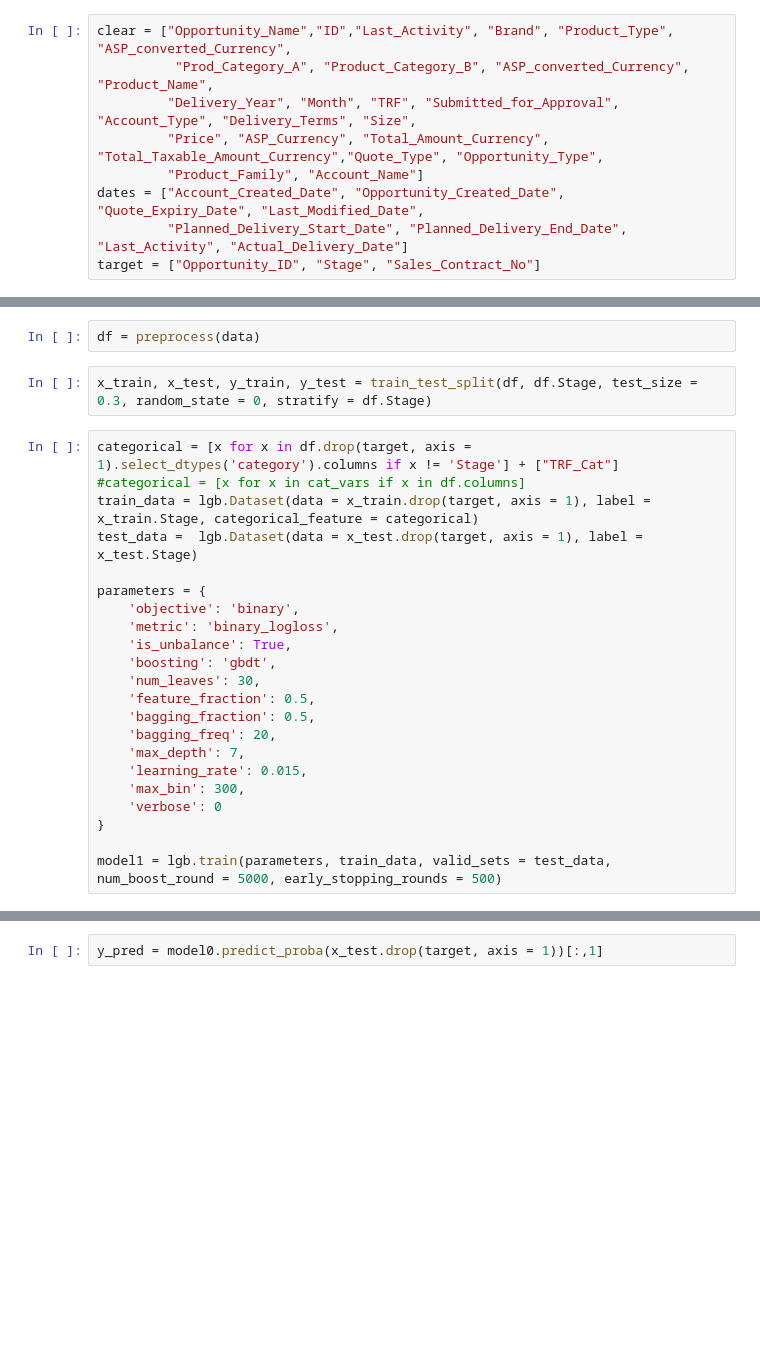
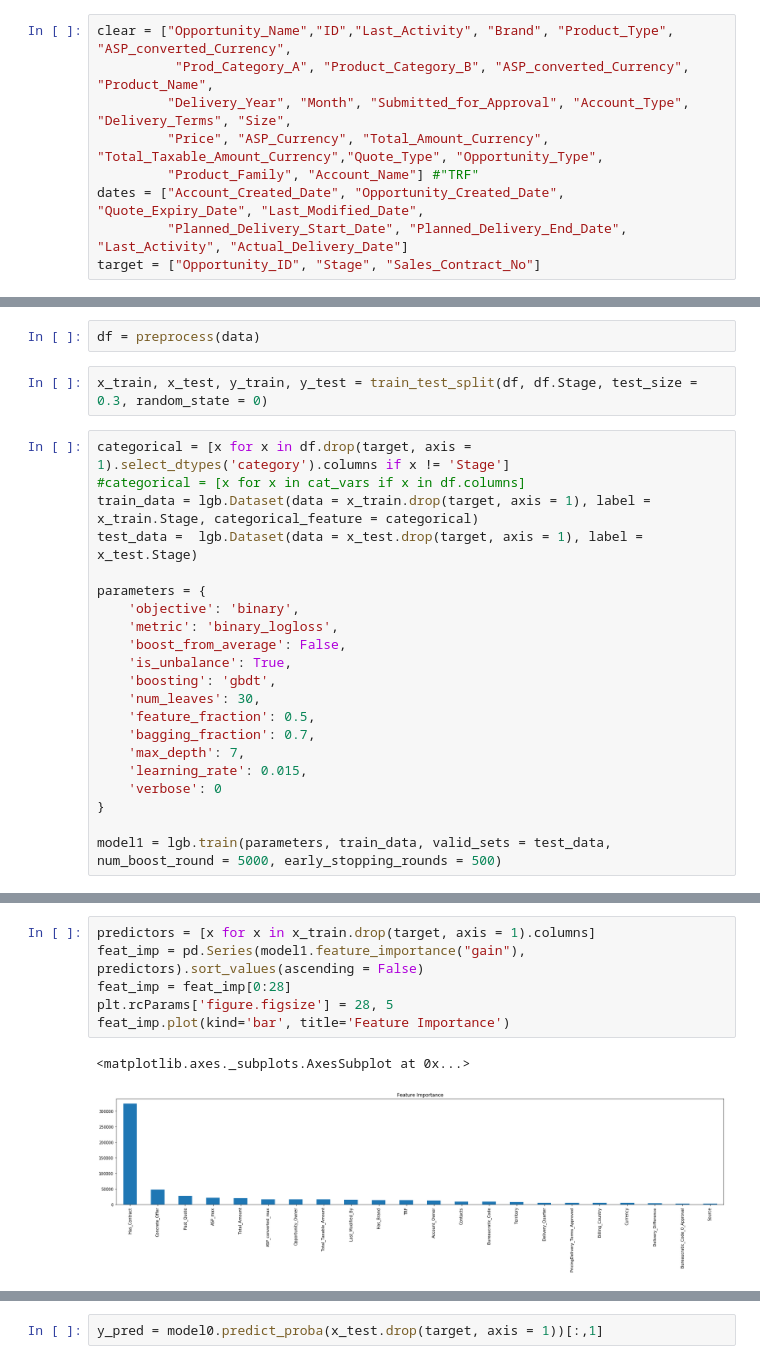
Before and after one commit to eugenusb/Alix2020, a Jupyter notebook: lgbmeuge.ipynb, the cells around one changed output, grey strips where cells are left out. Saved outputs shown, nothing was run; the diff lists cells and outputs as text; blank space fills up the shorter version.

```diff
--- a/lgbmeuge.ipynb
+++ b/lgbmeuge.ipynb
@@ -22,9 +22,9 @@ pd.set_option('display.width', 1000)
 # %%
 clear = ["Opportunity_Name","ID","Last_Activity", "Brand", "Product_Type", "ASP_converted_Currency",
           "Prod_Category_A", "Product_Category_B", "ASP_converted_Currency", "Product_Name",
-         "Delivery_Year", "Month", "TRF", "Submitted_for_Approval", "Account_Type", "Delivery_Terms", "Size",
+         "Delivery_Year", "Month", "Submitted_for_Approval", "Account_Type", "Delivery_Terms", "Size",
          "Price", "ASP_Currency", "Total_Amount_Currency", "Total_Taxable_Amount_Currency","Quote_Type", "Opportunity_Type",
-         "Product_Family", "Account_Name"]
+         "Product_Family", "Account_Name"] #"TRF"
 dates = ["Account_Created_Date", "Opportunity_Created_Date", "Quote_Expiry_Date", "Last_Modified_Date",
          "Planned_Delivery_Start_Date", "Planned_Delivery_End_Date", "Last_Activity", "Actual_Delivery_Date"]
 target = ["Opportunity_ID", "Stage", "Sales_Contract_No"]
@@ -88,9 +107,9 @@ def preprocess(data, ada = False):
 # %%
 df = preprocess(data)
 # %%
-x_train, x_test, y_train, y_test = train_test_split(df, df.Stage, test_size = 0.3, random_state = 0, stratify = df.Stage)
+x_train, x_test, y_train, y_test = train_test_split(df, df.Stage, test_size = 0.3, random_state = 0)
 # %%
-categorical = [x for x in df.drop(target, axis = 1).select_dtypes('category').columns if x != 'Stage'] + ["TRF_Cat"]
+categorical = [x for x in df.drop(target, axis = 1).select_dtypes('category').columns if x != 'Stage']
 #categorical = [x for x in cat_vars if x in df.columns]
 train_data = lgb.Dataset(data = x_train.drop(target, axis = 1), label = x_train.Stage, categorical_feature = categorical)
 test_data =  lgb.Dataset(data = x_test.drop(target, axis = 1), label = x_test.Stage)
@@ -98,15 +117,14 @@ test_data =  lgb.Dataset(data = x_test.drop(target, axis = 1), label = x_test.St
 parameters = {
     'objective': 'binary',
     'metric': 'binary_logloss',
+    'boost_from_average': False,
     'is_unbalance': True,
     'boosting': 'gbdt',
     'num_leaves': 30,
     'feature_fraction': 0.5,
-    'bagging_fraction': 0.5,
-    'bagging_freq': 20,
+    'bagging_fraction': 0.7,
     'max_depth': 7,
     'learning_rate': 0.015,
-    'max_bin': 300,
     'verbose': 0
 }
 
@@ -133,0 +152,9 @@ Early stopping, best iteration is:
+# %%
+predictors = [x for x in x_train.drop(target, axis = 1).columns]
+feat_imp = pd.Series(model1.feature_importance("gain"), predictors).sort_values(ascending = False)
+feat_imp = feat_imp[0:28]
+plt.rcParams['figure.figsize'] = 28, 5
+feat_imp.plot(kind='bar', title='Feature Importance')
+# %% [output]
+<matplotlib.axes._subplots.AxesSubplot at 0x...>
+[figure, added]
```
Also changed, not shown: parts of 26 cells of this notebook, 12 other files.
